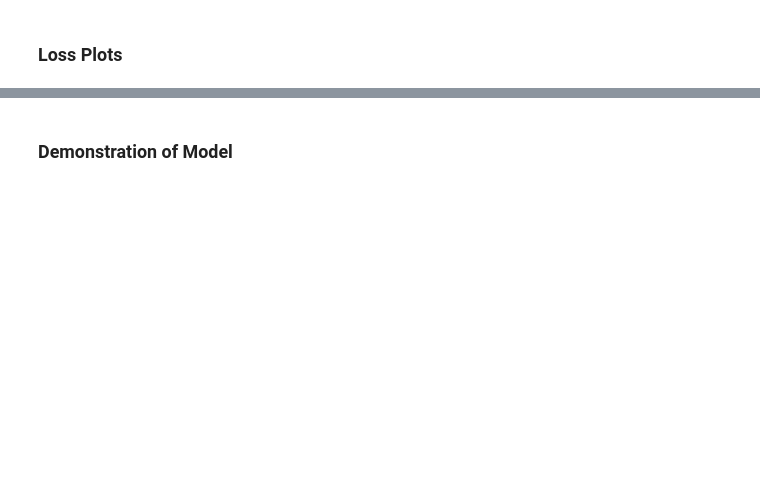
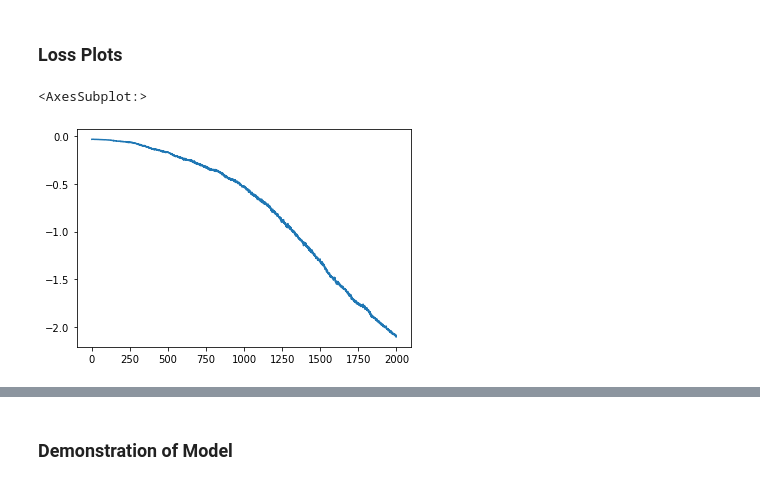
Before and after one commit to Michael-Santoro/continous-control-robot-arm, a Jupyter notebook: Report.ipynb, the cells around one changed output, grey strips where cells are left out. Saved outputs shown, nothing was run; the diff lists cells and outputs as text; code cells hidden in the pictures; blank space fills up the shorter version.

```diff
--- a/Report.ipynb
+++ b/Report.ipynb
@@ -82,2 +88,8 @@ import pandas as pd
 # %% [markdown]
 ### Loss Plots
+# %%
+ddpg_loss = pd.read_csv('udacity_ddpg\ddpg_loss_logs.csv',index_col=0)
+ddpg_loss['actor_loss'].plot()
+# %% [output]
+<AxesSubplot:>
+[figure, added]
```
Also changed, not shown: parts of 8 cells of this notebook, 7 other files.
